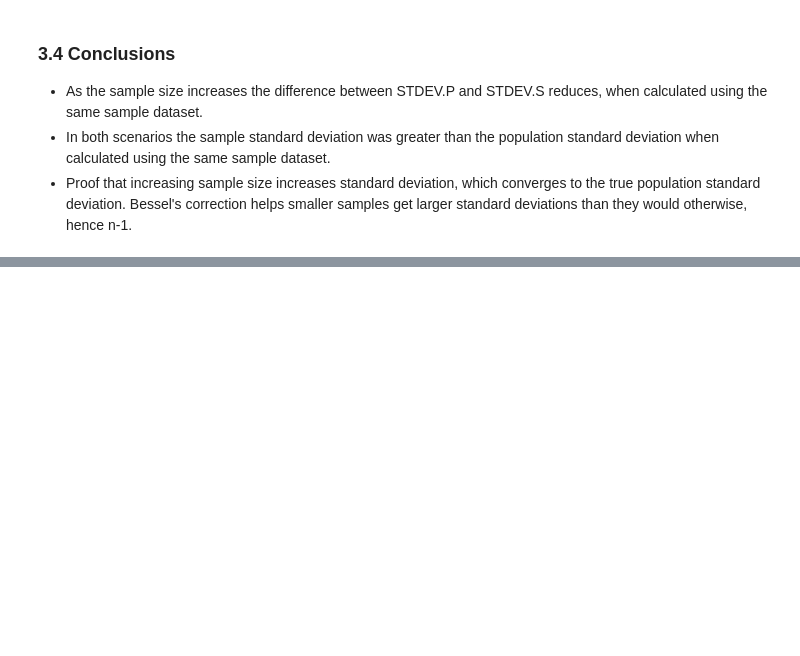
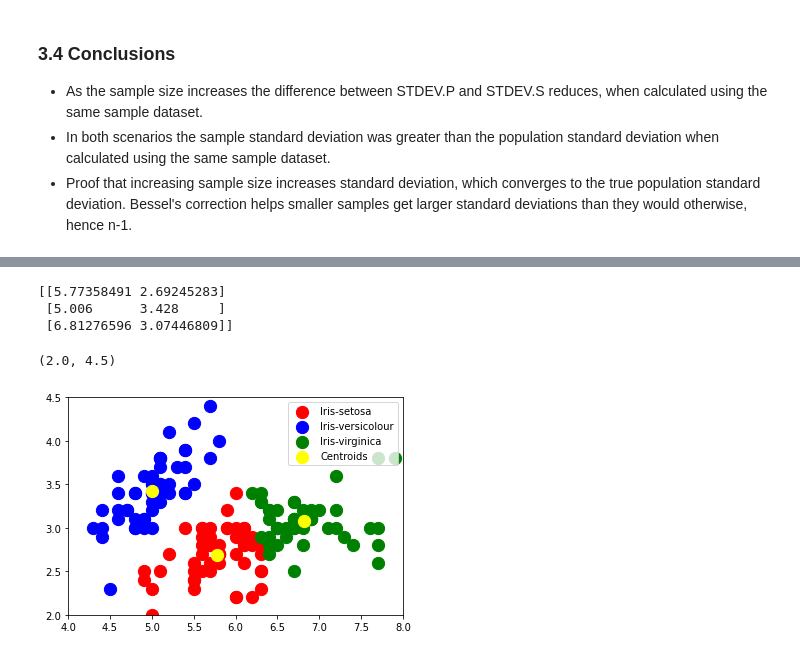
Before and after one commit to pcaulfie/sqrt2, a Jupyter notebook: Tasks2020.ipynb, the cells around one changed output, grey strips where cells are left out. Cells and saved outputs as stored; diff of their text form; code cells hidden in the pictures; blank space fills up the shorter version.

```diff
--- a/Tasks2020.ipynb
+++ b/Tasks2020.ipynb
@@ -458,0 +534,5 @@ STDEV.P:  6.336937524889679  STDEV.S:  6.368861845449242  Difference:  0.0319243
+# %%
+# Pick a value for k (the number of clusters to create)
+km = skcl.KMeans(n_clusters = 3, n_jobs = 4, random_state=21)
+y_kmeans = km.fit_predict(X)
+y_kmeans
@@ -458,0 +547,25 @@ STDEV.P:  6.336937524889679  STDEV.S:  6.368861845449242  Difference:  0.0319243
+# %%
+#Initialize k ‘centroids’ (starting points) in your data
+centers = km.cluster_centers_
+
+print(centers)
+# %% [output]
+[[5.77358491 2.69245283]
+ [5.006      3.428     ]
+ [6.81276596 3.07446809]]
+# %%
+#Visualising the clusters
+
+plt.scatter(X[y_kmeans == 0, 0], X[y_kmeans == 0, 1], s = 150, c = 'red', label = 'Iris-setosa')
+plt.scatter(X[y_kmeans == 1, 0], X[y_kmeans == 1, 1], s = 150, c = 'blue', label = 'Iris-versicolour')
+plt.scatter(X[y_kmeans == 2, 0], X[y_kmeans == 2, 1], s = 150, c = 'green', label = 'Iris-virginica')
+
+#Plotting the centroids of the clusters
+plt.scatter(centers[:, 0], centers[:,1], s = 150, c = 'yellow', label = 'Centroids')
+
+plt.legend()
+plt.xlim([4, 8])
+plt.ylim([2, 4.5])
+# %% [output]
+(2.0, 4.5)
+[figure, added]
```
Also changed, not shown: parts of 14 cells of this notebook, 1 other file.
